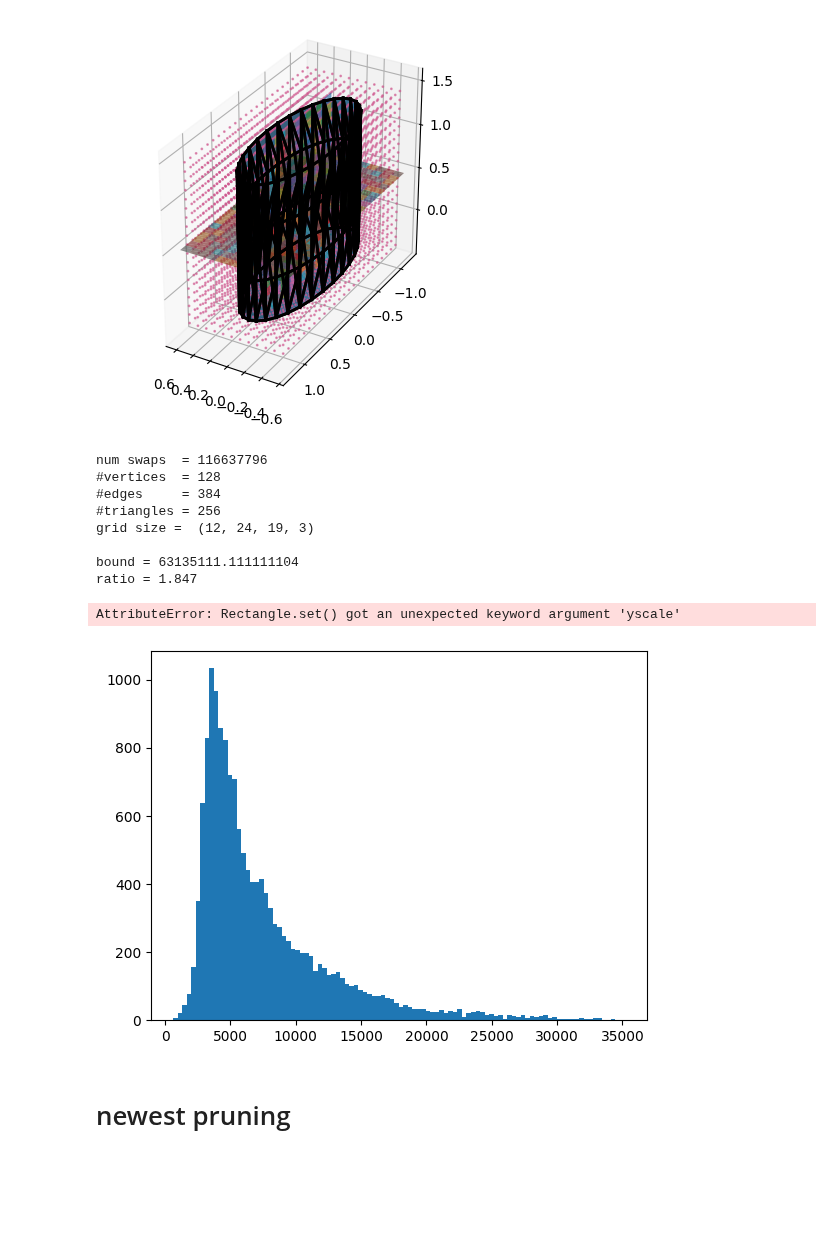
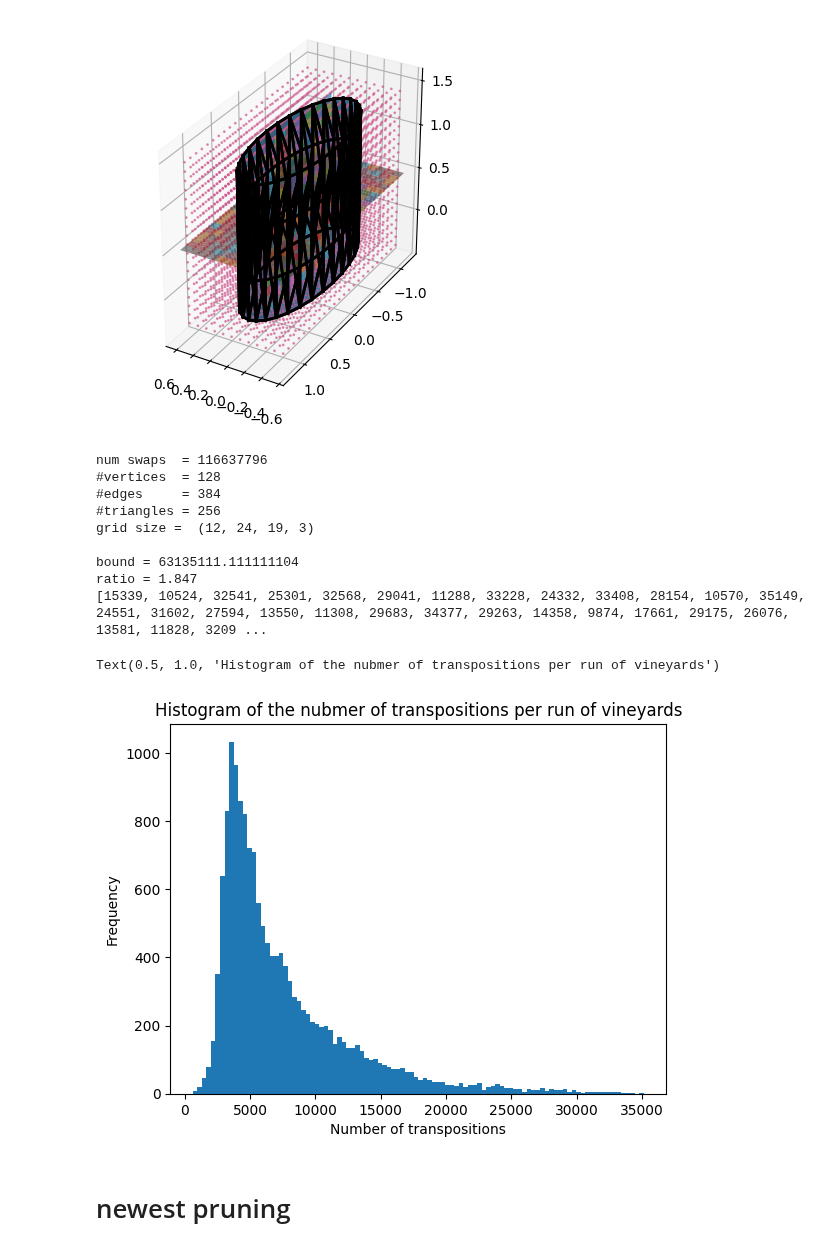
Before and after one commit to medial-ax/medial-ax, a Jupyter notebook: makethings.ipynb, the cells around one changed output. Cells and saved outputs as stored; diff of their text form; code cells hidden in the pictures; blank space fills up the shorter version.

Commit message:
Add labels to transpositions histogram

```diff
--- a/makethings.ipynb
+++ b/makethings.ipynb
@@ -131,34 +131,39 @@ export_obj(example, our_complex, faces)
 # %%
 print(f'num swaps  = {v.num_swaps}')
 V = len(our_complex.vertlist)
 print(f'#vertices  = {V}')
 E = len(our_complex.edgelist)
 print(f'#edges     = {E}')
 F = len(our_complex.trilist)
 print(f'#triangles = {F}')
 G = sum(gridd.a.shape[:3])
 print(f'grid size = ', gridd.a.shape)
 
 our_bound = V*(V-1)//2 * (G/3)**2 + E*(E-1) * (G/3)**2 + F*(F-1)//2 * (G/3)**2
 print()
 print(f'bound = {our_bound}')
 print(f'ratio = {v.num_swaps / our_bound:.3f}')
 
-plt.hist(v.swap_counts, bins=100, log=True)
+print(v.swap_counts)
+plt.hist(v.swap_counts, bins=100)
+plt.xlabel('Number of transpositions')
+plt.ylabel('Frequency')
+plt.title('Histogram of the nubmer of transpositions per run of vineyards')
 
 # 66024 faustian swaps
 # 116'637'796 total swaps
 # %% [output]
 num swaps  = 116637796
 #vertices  = 128
 #edges     = 384
 #triangles = 256
 grid size =  (12, 24, 19, 3)
 
 bound = 63135111.111111104
 ratio = 1.847
+[15339, 10524, 32541, 25301, 32568, 29041, 11288, 33228, 24332, 33408, 28154, 10570, 35149, 24551, 31602, 27594, 13550, 11308, 29683, 34377, 29263, 14358, 9874, 17661, 29175, 26076, 13581, 11828, 3209 ...
-AttributeError: Rectangle.set() got an unexpected keyword argument 'yscale'
+Text(0.5, 1.0, 'Histogram of the nubmer of transpositions per run of vineyards')
-[figure, old version]
+[figure, new version]
 # %% [markdown]
 # newest pruning
 # %%
```
